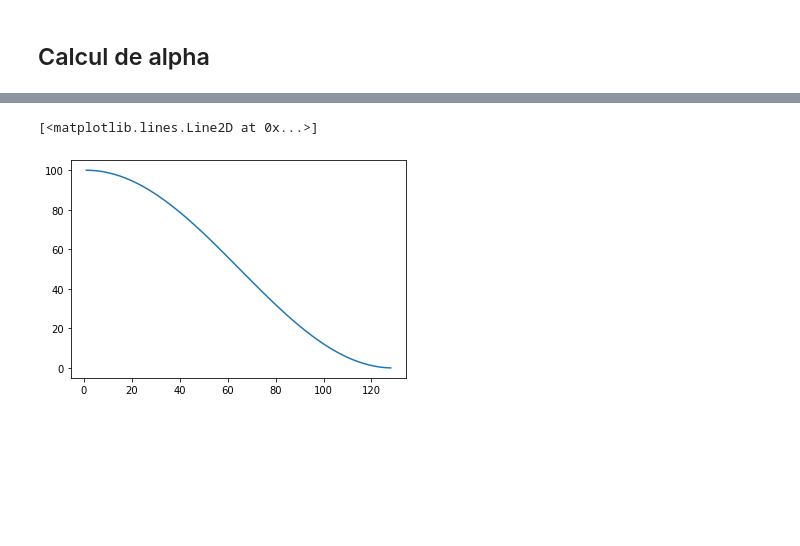
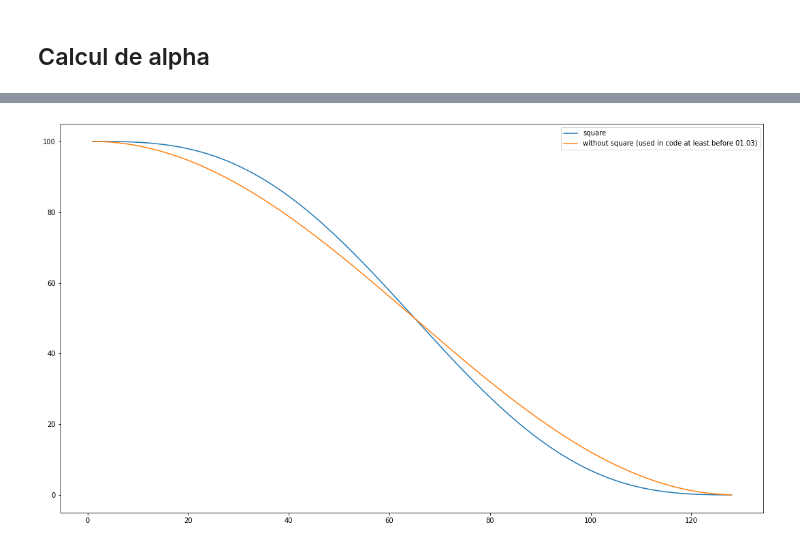
Before and after one commit to cedced19/solar-panel-activator, a Jupyter notebook: calc/alpha_calc.ipynb, the cells around one changed output, grey strips where cells are left out. Cells and saved outputs as stored; diff of their text form; code cells hidden in the pictures; blank space fills up the shorter version.

```diff
--- a/calc/alpha_calc.ipynb
+++ b/calc/alpha_calc.ipynb
@@ -38,9 +47,13 @@ df
-# %%
-import matplotlib.pyplot as plt
-plt.plot(x, y)
-# %% [output]
-[<matplotlib.lines.Line2D at 0x...>]
-[figure, removed]
+# %%
+import matplotlib.pyplot as plt
+fig = plt.gcf()
+fig.set_size_inches(18.5, 10.5)
+plt.plot(x, y, label="square")
+plt.plot(x, y2, label="without square (used in code at least before 01.03)")
+plt.legend()
+plt.show()
+# %% [output]
+[figure, added]
 # %%
 import json
 json.dumps(list(np.array(y)/100))
```
Also changed, not shown: parts of 7 cells of this notebook, 2 other files.
